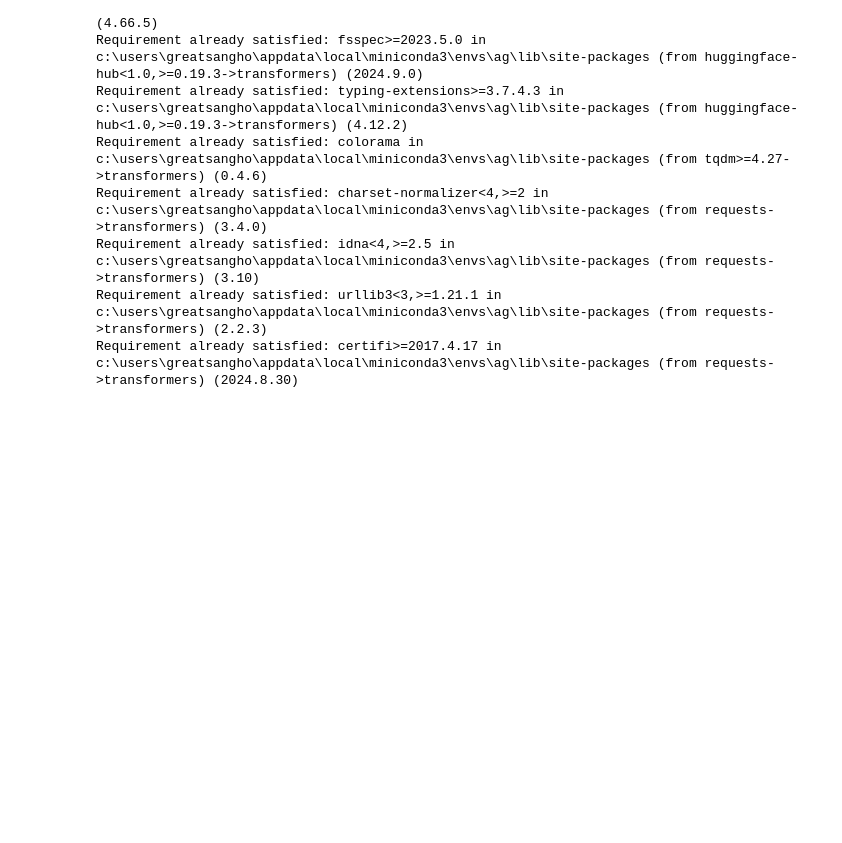
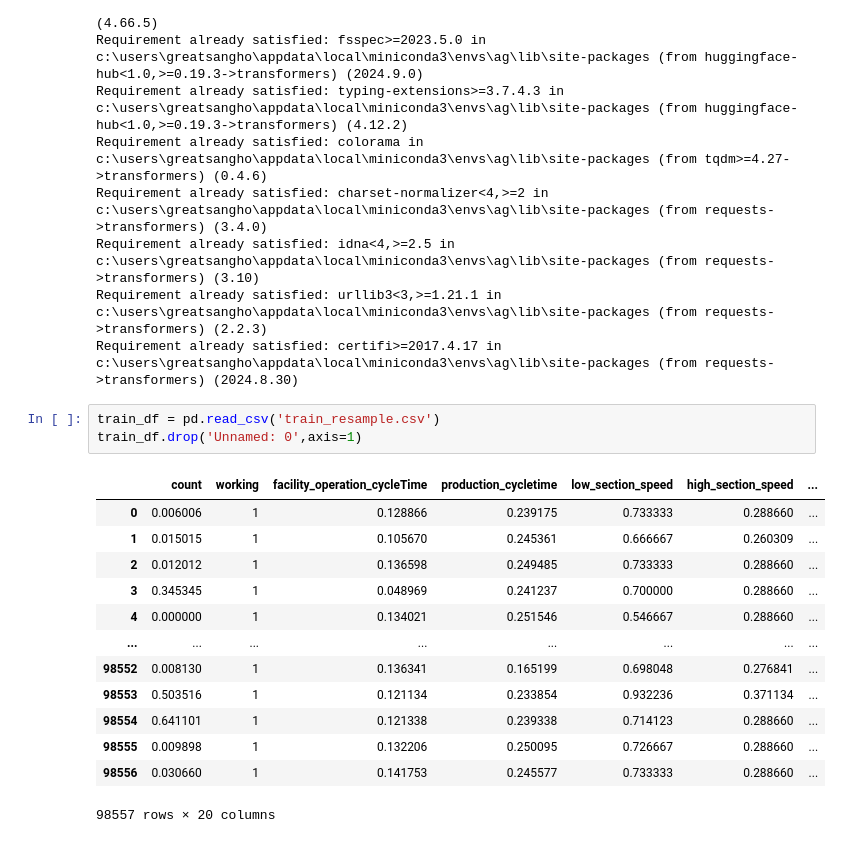
Before and after one commit to greatsangho/competition, a Jupyter notebook: factory/20241031_validation_v3.ipynb, the cells around one changed output. Cells and saved outputs as stored; diff of their text form; blank space fills up the shorter version.

```diff
--- a/factory/20241031_validation_v3.ipynb
+++ b/factory/20241031_validation_v3.ipynb
@@ -405,3 +417,20 @@ Requirement already satisfied: charset-normalizer<4,>=2 in c:\users\greatsangho\
 Requirement already satisfied: idna<4,>=2.5 in c:\users\greatsangho\appdata\local\miniconda3\envs\ag\lib\site-packages (from requests->transformers) (3.10)
 Requirement already satisfied: urllib3<3,>=1.21.1 in c:\users\greatsangho\appdata\local\miniconda3\envs\ag\lib\site-packages (from requests->transformers) (2.2.3)
 Requirement already satisfied: certifi>=2017.4.17 in c:\users\greatsangho\appdata\local\miniconda3\envs\ag\lib\site-packages (from requests->transformers) (2024.8.30)
+# %%
+train_df = pd.read_csv('train_resample.csv')
+train_df.drop('Unnamed: 0',axis=1)
+# %% [output]
+|  | count | working | facility_operation_cycleTime | production_cycletime | low_section_speed | high_section_speed | ... |
+| 0 | 0.006006 | 1 | 0.128866 | 0.239175 | 0.733333 | 0.288660 | ... |
+| 1 | 0.015015 | 1 | 0.105670 | 0.245361 | 0.666667 | 0.260309 | ... |
+| 2 | 0.012012 | 1 | 0.136598 | 0.249485 | 0.733333 | 0.288660 | ... |
+| 3 | 0.345345 | 1 | 0.048969 | 0.241237 | 0.700000 | 0.288660 | ... |
+| 4 | 0.000000 | 1 | 0.134021 | 0.251546 | 0.546667 | 0.288660 | ... |
+| ... | ... | ... | ... | ... | ... | ... | ... |
+| 98552 | 0.008130 | 1 | 0.136341 | 0.165199 | 0.698048 | 0.276841 | ... |
+| 98553 | 0.503516 | 1 | 0.121134 | 0.233854 | 0.932236 | 0.371134 | ... |
+| 98554 | 0.641101 | 1 | 0.121338 | 0.239338 | 0.714123 | 0.288660 | ... |
+| 98555 | 0.009898 | 1 | 0.132206 | 0.250095 | 0.726667 | 0.288660 | ... |
+| 98556 | 0.030660 | 1 | 0.141753 | 0.245577 | 0.733333 | 0.288660 | ... |
+98557 rows × 20 columns
```
Also changed, not shown: parts of 8 cells of this notebook.
